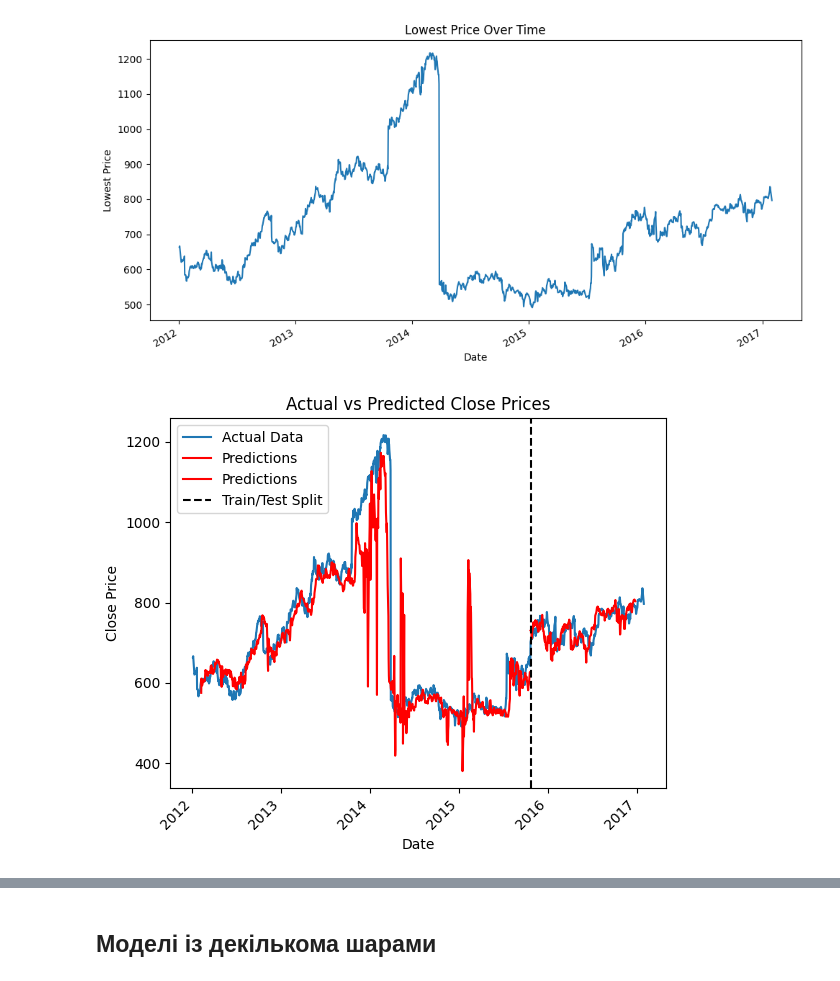
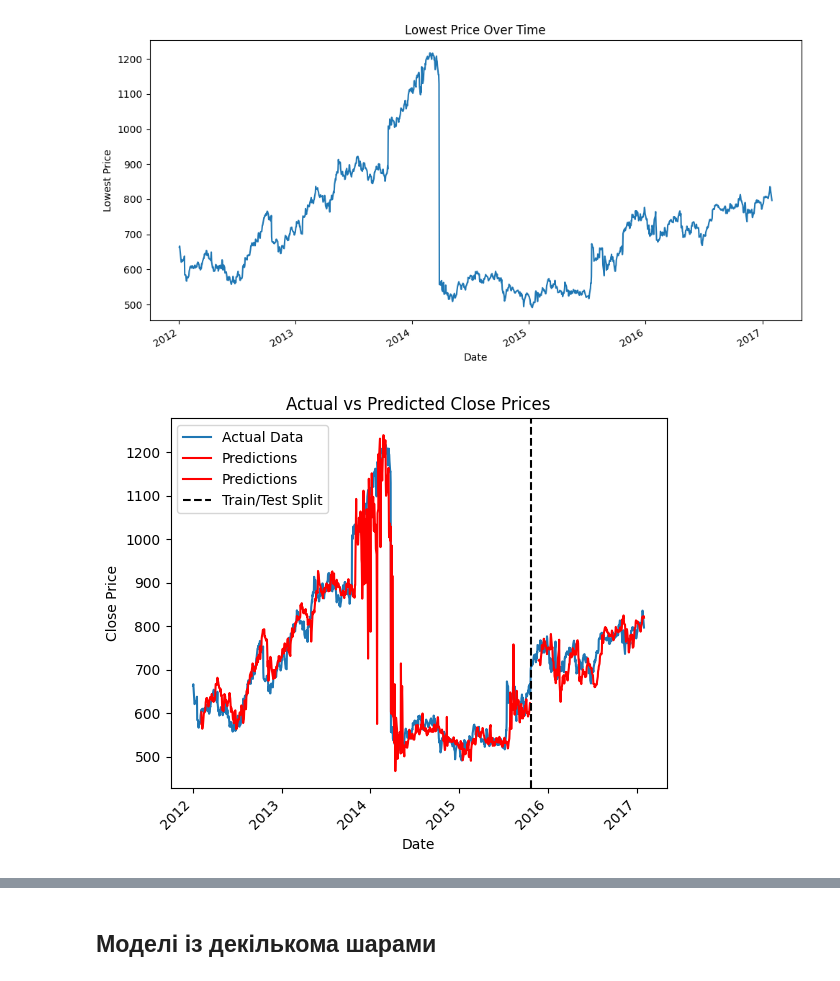
Before and after one commit to Mage-Knight/Intelligent_decision_support_systems, a Jupyter notebook: Lab2/idss-lab-2.ipynb, the cells around one changed output, grey strips where cells are left out. Drawn from its saved outputs; the diff is of its cells as text; code cells hidden in the pictures.

```diff
--- a/Lab2/idss-lab-2.ipynb
+++ b/Lab2/idss-lab-2.ipynb
@@ -56,5 +62,5 @@ g_train = torch.Generator().manual_seed(RANDOM_SEED)
 # %%
-df_train = pd.read_csv('Google_Stock_Price_Train.csv')
+df_train = pd.read_csv('/kaggle/input/gooogle-stock-price/Google_Stock_Price_Train.csv')
 df_train.tail()
 # %% [output]
 |  | Date | Open | High | Low | Close | Volume |
@@ -80,7 +86,7 @@ Data columns (total 6 columns):
 dtypes: float64(3), object(3)
 memory usage: 59.1+ KB
 # %%
-df_test = pd.read_csv('Google_Stock_Price_Test.csv')
+df_test = pd.read_csv('/kaggle/input/gooogle-stock-price/Google_Stock_Price_Test.csv')
 df_test.head()
 # %% [output]
 |  | Date | Open | High | Low | Close | Volume |
@@ -305,14 +313,14 @@ class RNNModel(nn.Module, BasicRNN):
         return best_params, best_model
 # %%
 # parameter_grid = {
-#     'lr': [0.1, 0.01],
-#     'hidden_dim': [25, 50, 75, 100],
+#     'lr': [0.01],
+#     'hidden_dim': [25],
 #     'batch_size': [64]
 # }
 parameter_grid = {
-    'lr': [0.001],
-    'hidden_dim': [25, 50, 75, 100],
-    'batch_size': [64]
+    'lr': [0.01, 0.005, 0.001],
+    'hidden_dim': [15, 25, 40],
+    'batch_size': [32, 64]
 }
 
 (best_rnn_params, best_rnn_model) = RNNModel.find_best_parameters(X_train_tensor, y_train_tensor, X_test_tensor, y_test_tensor, parameter_grid)
@@ -371,39 +379,41 @@ def plot_data_and_prediction(model, features_scaler, target_scaler, split_index,
 
     # Prepare to plot predicted data
     # Note: Adjust your model prediction and data preparation as necessary
-
 
     # Assuming X_train_tensor and X_test_tensor are globally accessible; adjust as necessary
     for tensor, is_train in [(X_train_tensor, True), (X_test_tensor, False)]:
         predictions = []  # This will store all your predictions
         prediction_dates = []  # This will store corresponding dates for predictions
         # Generate predictions
         y_pred_tensor = model.forward(tensor.to(DEVICE)).detach()
         y_pred_unscaled = target_scaler.inverse_transform(y_pred_tensor.cpu().numpy().reshape(-1, 1)).flatten()
 
         # Since the predictions may not cover every date (especially with output sequences), you might need to adjust this part
         # Here we're plotting the last day of each predicted sequence for simplicity
-        start_idx = split_index if not is_train else 0 + input_sequence + output_sequence - 1
+        start_idx = split_index if not is_train else 0
+        start_idx += input_sequence + output_sequence - 1
         ax.plot(xticks_data[start_idx:start_idx+tensor.shape[0]],\
                 [y_pred_unscaled[(i + 1) * output_sequence - 1] for i in range(tensor.shape[0])],
                 'r', label='Predictions')
+        if is_train: assert start_idx+tensor.shape[0] == split_index # check correctness of plots
+        else: assert start_idx+tensor.shape[0] == len(xticks_data)
 
     # Additional plot formatting
     plt.axvline(x=xticks_data[split_index], color='black', linestyle='--', label='Train/Test Split')
     ax.set_xlabel("Date")
     ax.set_ylabel("Close Price")
     ax.set_title('Actual vs Predicted Close Prices')
     plt.legend()
     plt.setp(ax.get_xticklabels(), rotation=45, horizontalalignment='right')
 
     plt.show()
 
 # Call your plot function with the appropriate parameters
 plot_data_and_prediction(model=best_rnn_model, features_scaler=feature_scaler, target_scaler=target_scaler,
                          split_index=split_index,
                          input_sequence=INPUT_SEQUENCE, output_sequence=OUTPUT_SEQUENCE)
 # %% [output]
-[figure, old version]
+[figure, new version]
 # %%
 class LSTMModel(nn.Module, BasicRNN):
     def __init__(self, input_dim, hidden_dim, output_dim, input_sequence, output_sequence):
```
Also changed, not shown: parts of 42 cells of this notebook.
